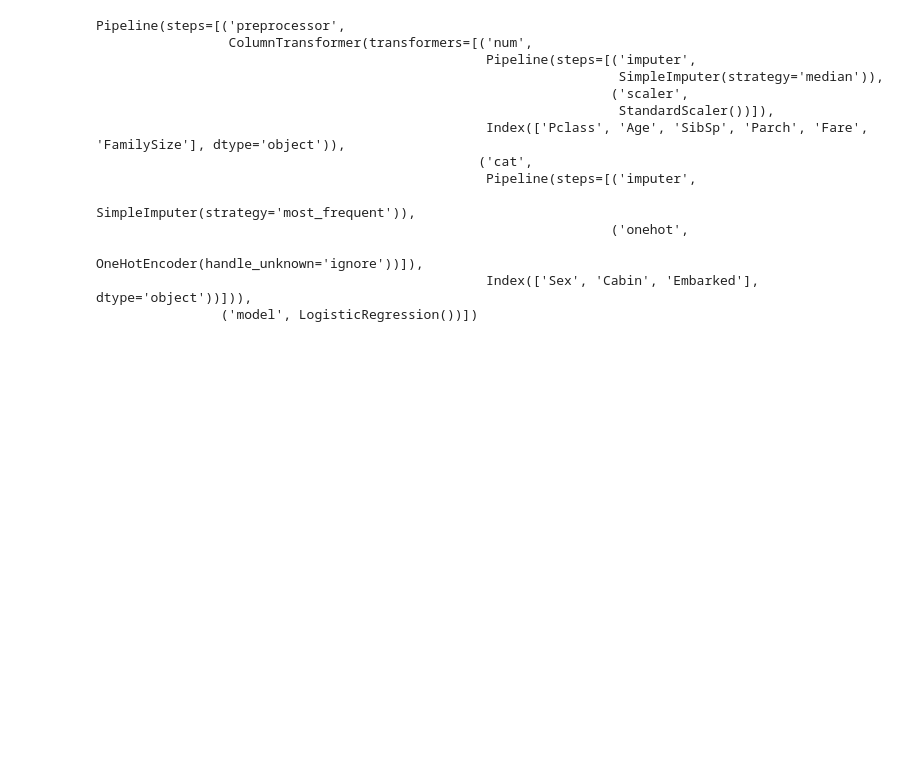
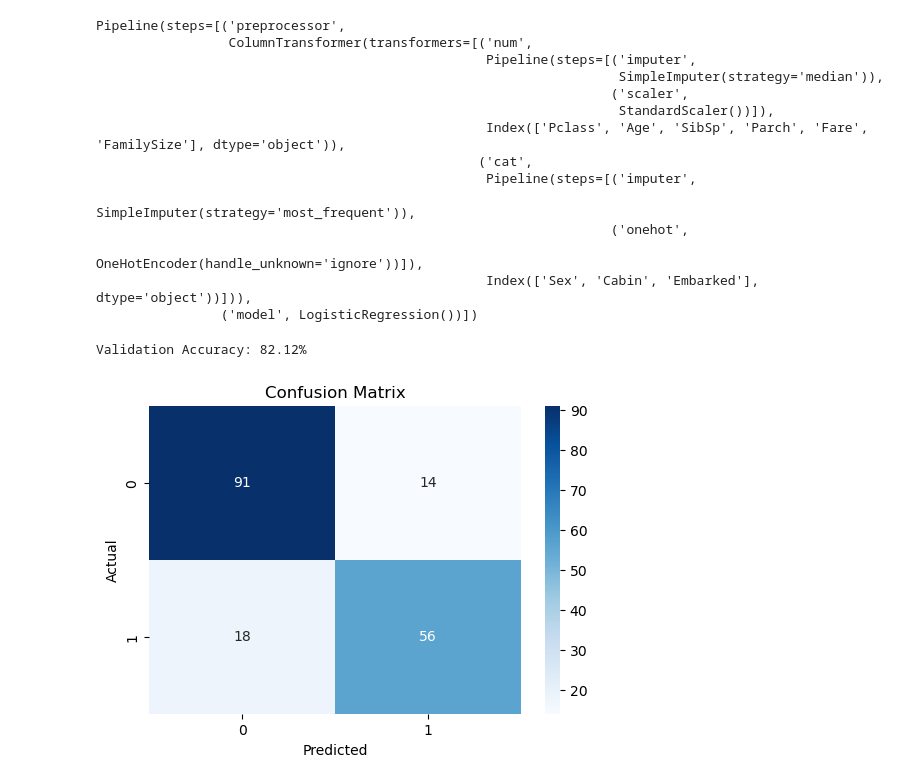
Before and after one commit to ArsalanHashmi777/Titanic, a Jupyter notebook: titanic_model.ipynb, the cells around one changed output. Cells and saved outputs as stored; diff of their text form; code cells hidden in the pictures; blank space fills up the shorter version.

```diff
--- a/titanic_model.ipynb
+++ b/titanic_model.ipynb
@@ -66,7 +66,7 @@ def add_titanic_features(df):
 
 # Use it like this:
 X_train_engineered = add_titanic_features(X_train)
-pipeline = get_universal_pipeline(X_train_engineered, LogisticRegression())
+pipeline = get_preprocessing_pipeline(X_train_engineered, LogisticRegression())
 pipeline.fit(X_train_engineered, y_train)
 # %% [output]
 Pipeline(steps=[('preprocessor',
@@ -90,0 +86,35 @@ from sklearn.metrics import accuracy_score, confusion_matrix
+# %%
+# Evaluating Logistic Regression model
+
+import seaborn as sns
+import matplotlib.pyplot as plt
+from sklearn.model_selection import train_test_split, cross_val_score
+from sklearn.metrics import accuracy_score, confusion_matrix
+
+# Split the engineered training data
+# We use random_state=42 so the results are consistent every time you run it
+X_val_train, X_val_test, y_val_train, y_val_test = train_test_split(
+    X_train_engineered, y_train, test_size=0.2, random_state=42
+)
+
+# Re-fit the pipeline on ONLY the 80% training portion
+pipeline.fit(X_val_train, y_val_train)
+
+# Get predictions
+y_pred = pipeline.predict(X_val_test)
+
+# Calculate Accuracy
+acc = accuracy_score(y_val_test, y_pred)
+print(f"Validation Accuracy: {acc * 100:.2f}%")
+
+cm = confusion_matrix(y_val_test, y_pred)
+
+plt.figure(figsize=(6,4))
+sns.heatmap(cm, annot=True, fmt='d', cmap='Blues')
+plt.xlabel('Predicted')
+plt.ylabel('Actual')
+plt.title('Confusion Matrix')
+plt.show()
+# %% [output]
+Validation Accuracy: 82.12%
+[figure, added]
```
Also changed, not shown: parts of 1 cell of this notebook, 1 other file.
